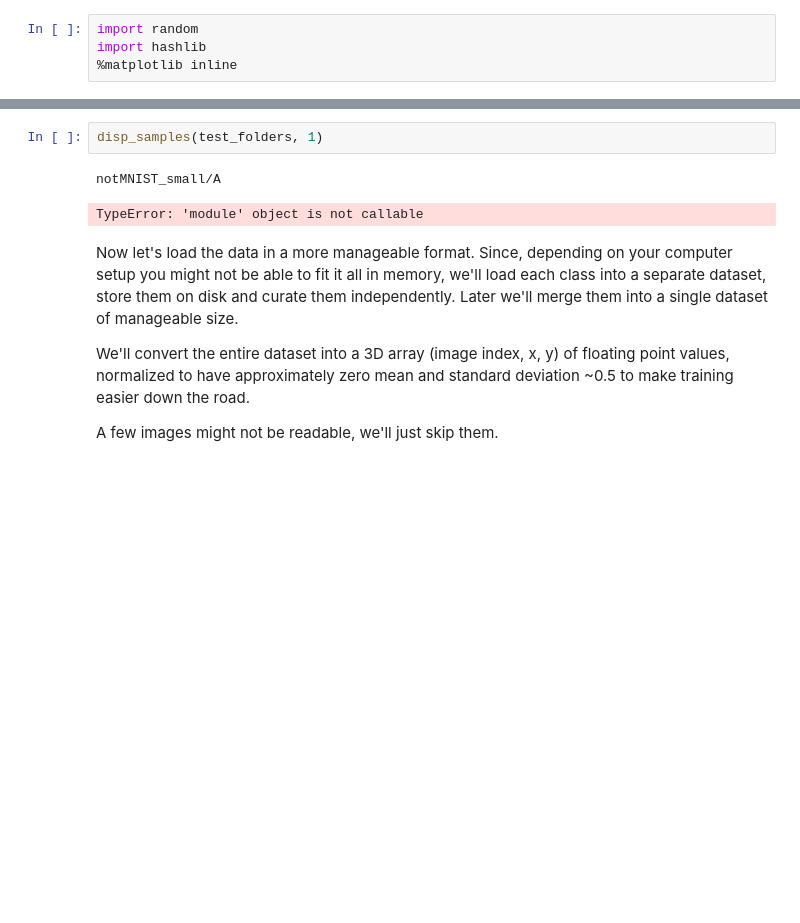
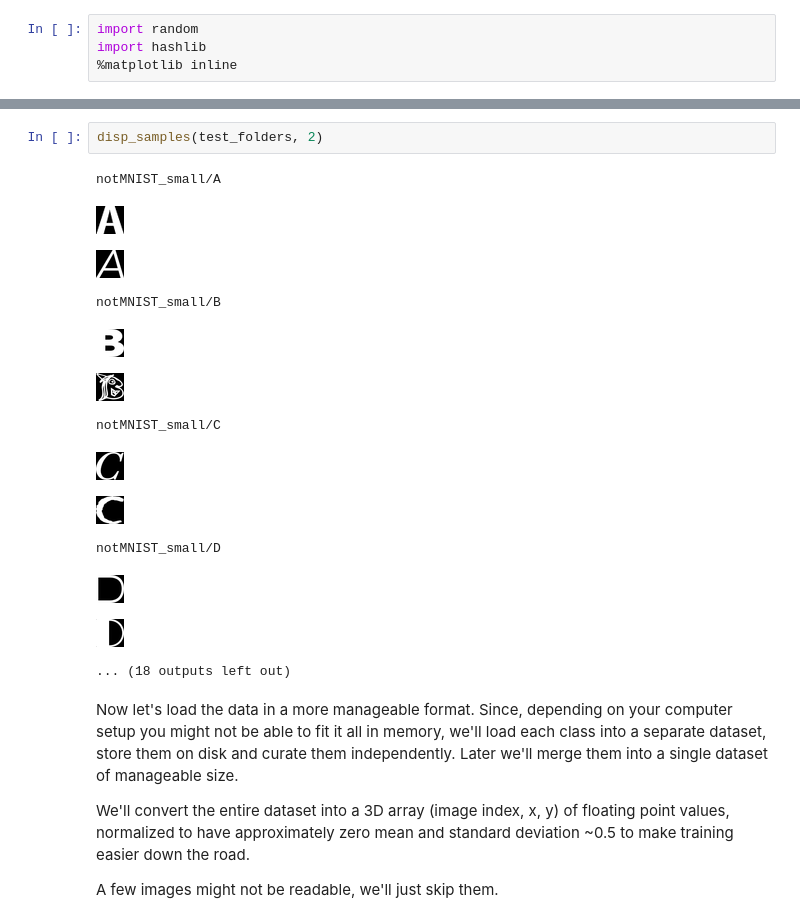
Before and after one commit to AdrianHsu/udacity-deep-learning, a Jupyter notebook: hw1/hw1.ipynb, the cells around one changed output, grey strips where cells are left out. Drawn from its saved outputs; the diff is of its cells as text; blank space fills up the shorter version.

```diff
--- a/hw1/hw1.ipynb
+++ b/hw1/hw1.ipynb
@@ -121,8 +122,19 @@ NameError: name 'mImage' is not defined
 # %%
-disp_samples(test_folders, 1)
+disp_samples(test_folders, 2)
 # %% [output]
 notMNIST_small/A
+[figure, added]
+[figure, added]
-TypeError: 'module' object is not callable
+notMNIST_small/B
+[figure, added]
+[figure, added]
+notMNIST_small/C
+[figure, added]
+[figure, added]
+notMNIST_small/D
+[figure, added]
+[figure, added]
+... (18 outputs left out)
 # %% [markdown]
 Now let's load the data in a more manageable format. Since, depending on your computer setup you might not be able to fit it all in memory, we'll load each class into a separate dataset, store them on disk and curate them independently. Later we'll merge them into a single dataset of manageable size.
 
```
Also changed, not shown: parts of 11 cells of this notebook, 1 other file.
